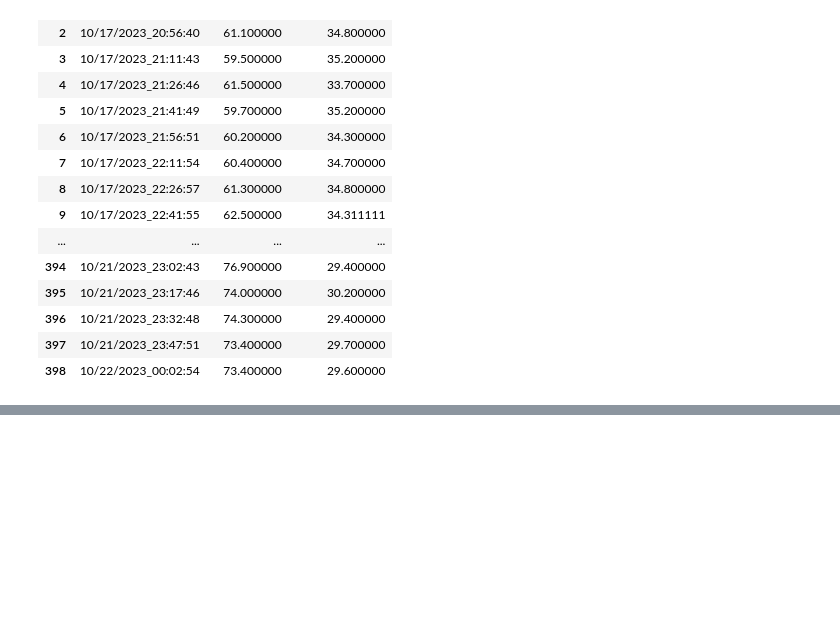
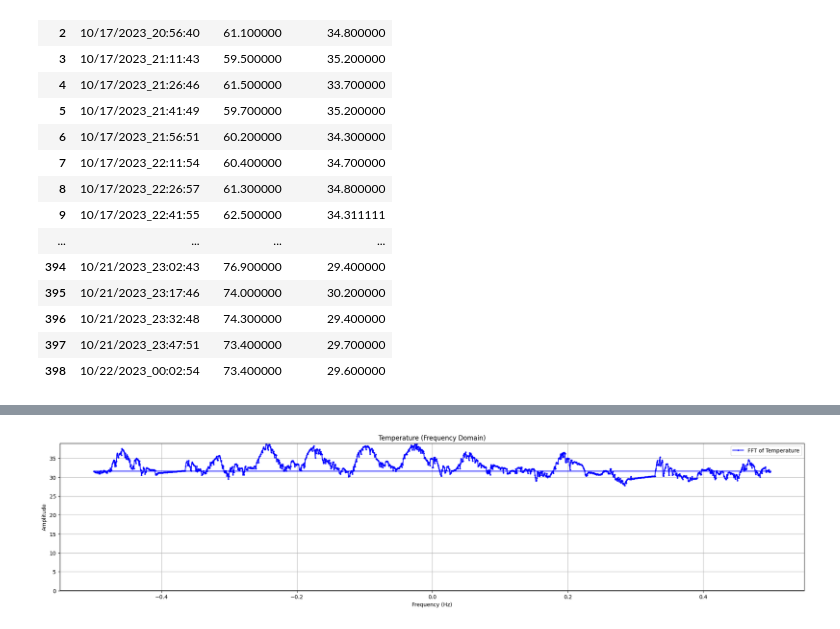
Before and after one commit to IanNoelBanta/DSP-MidtermProject, a Jupyter notebook: goodsData.ipynb, the cells around one changed output, grey strips where cells are left out. Cells and saved outputs as stored; diff of their text form; code cells hidden in the pictures; blank space fills up the shorter version.

```diff
--- a/goodsData.ipynb
+++ b/goodsData.ipynb
@@ -125,0 +367,28 @@ tempGeneral
+# %%
+def fftValue(data):
+  value = fft(data)
+  freq = np.fft.fftfreq(len(fft(value)))
+  return freq, np.abs(value)
+
+def fftPlotter(freq, value, title):
+  fig, ax = plt.subplots(figsize=(25, 5))
+
+  ax.plot(freq, value, color='blue', label='FFT of Temperature', marker='o', markersize='2')
+
+  ax.set_xlabel('Frequency (Hz)')
+  ax.set_ylabel('Amplitude')
+
+  ax.set_ylim(0, np.max(value))
+  ax.axhline(color='k')
+
+  ax.set_title(title + ' (Frequency Domain)')
+
+  # Display the plot
+  plt.grid(True)
+  plt.legend()
+  plt.show()
+# %%
+freq, value = fftValue(tempDF)
+fftPlotter(freq, value, 'Temperature')
+# %% [output]
+[figure, added]
```
Also changed, not shown: parts of 21 cells of this notebook.
